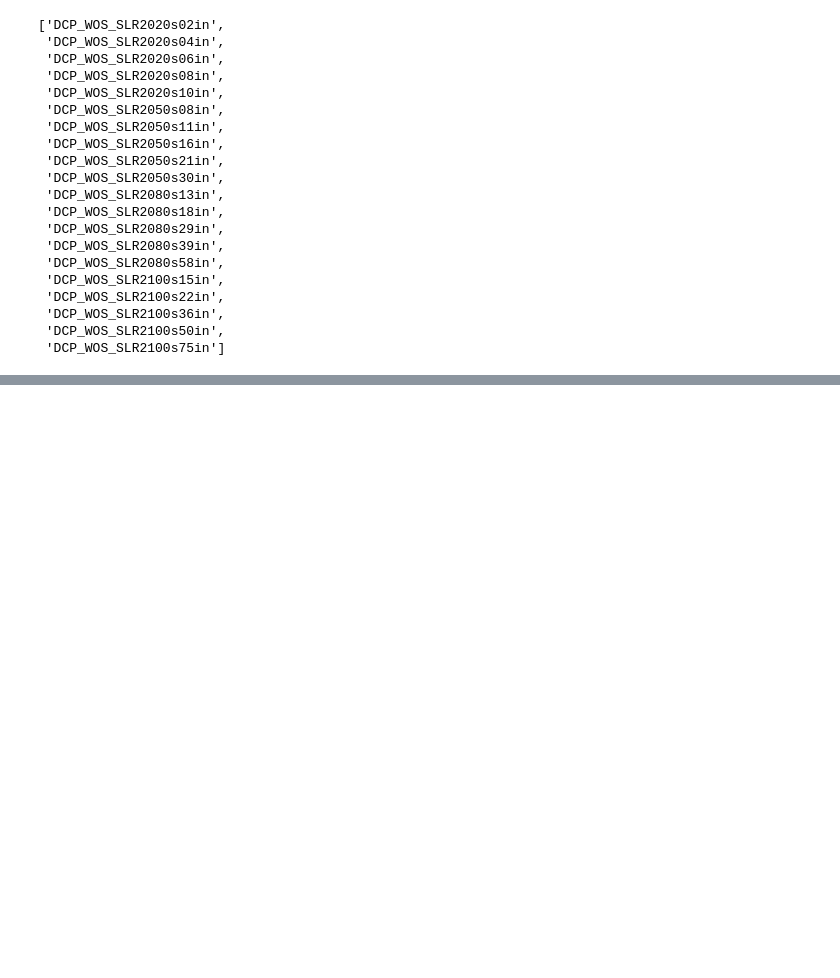
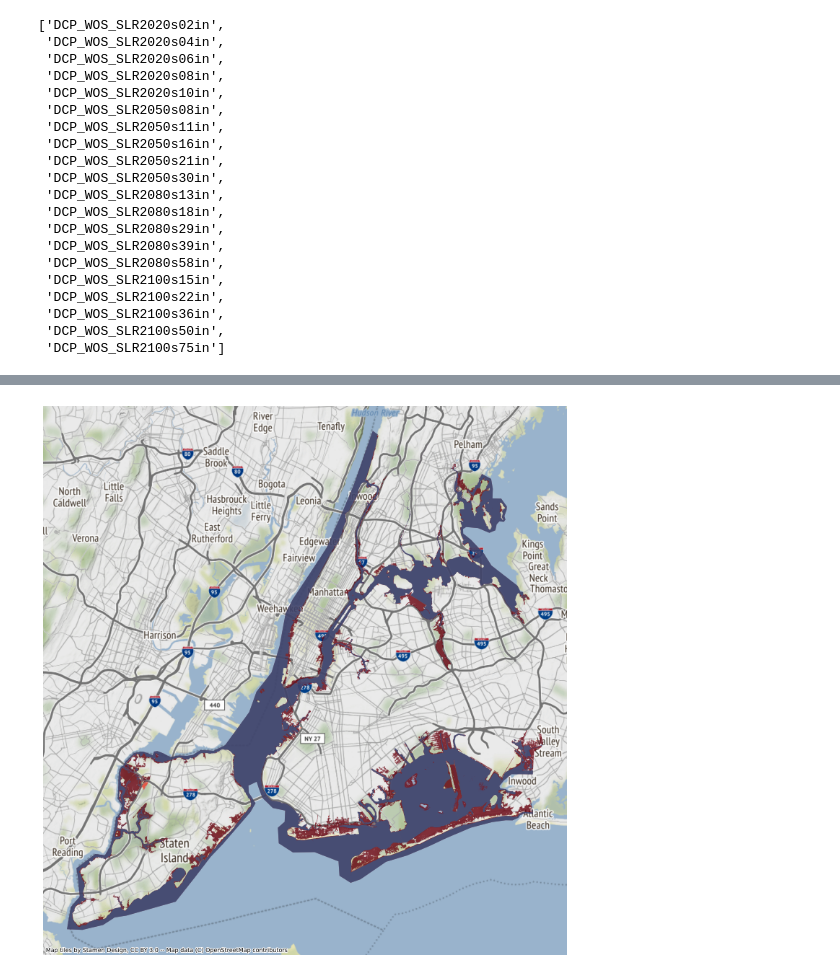
Before and after one commit to jjbasinger/up206a_groupproject, a Jupyter notebook: Group Assignments/sea level rise.ipynb, the cells around one changed output, grey strips where cells are left out. Saved outputs shown, nothing was run; the diff lists cells and outputs as text; code cells hidden in the pictures; blank space fills up the shorter version.

```diff
--- a/Group Assignments/sea level rise.ipynb
+++ b/Group Assignments/sea level rise.ipynb
@@ -42,0 +83,18 @@ nycslrs.info()
+# %%
+fig, ax = plt.subplots(1, figsize=(14, 14))
+ax1 = ax
+
+DCP_WOS_SLR2100s75in.to_crs(epsg=3857).plot(
+    ax=ax1,
+    cmap='Reds',
+    alpha=0.8)
+
+DCP_WOS_SLR2020s02in.to_crs(epsg=3857).plot(
+    ax=ax1,
+    alpha=0.5)
+
+ax1.axis('off')
+
+ctx.add_basemap(ax1)
+# %% [output]
+[figure, added]
```
Also changed, not shown: parts of 10 cells of this notebook, 2 other files.
